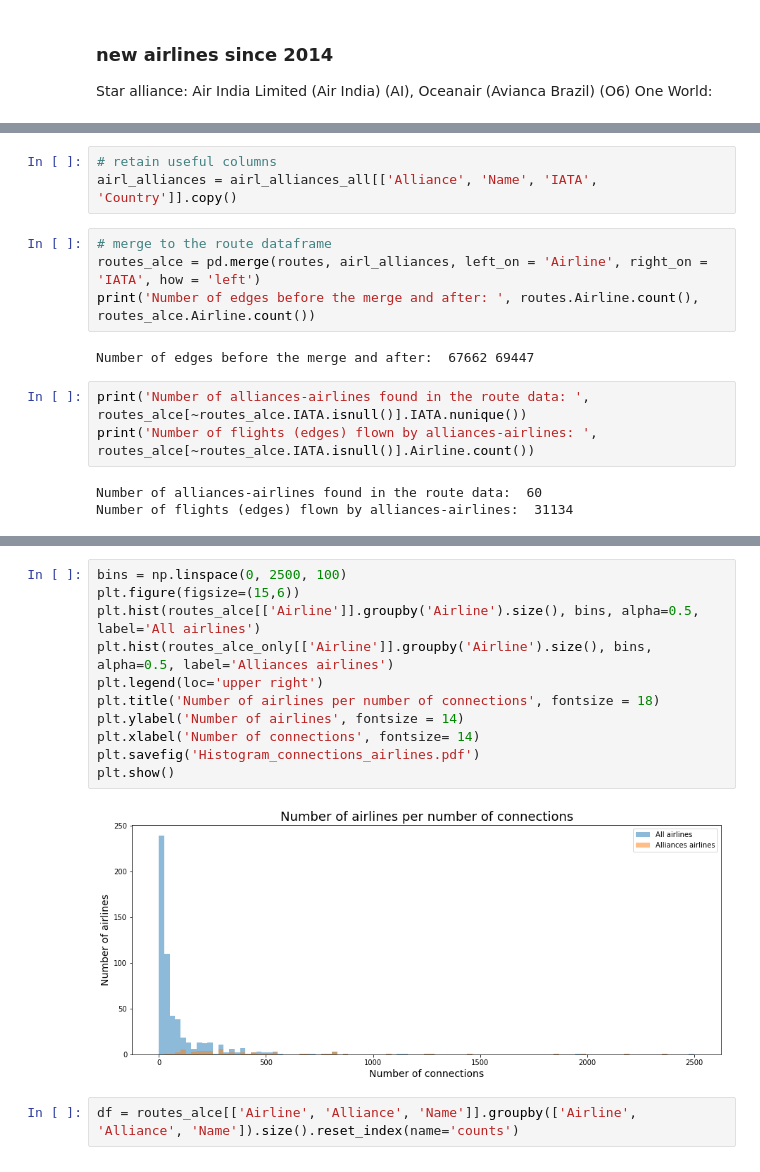
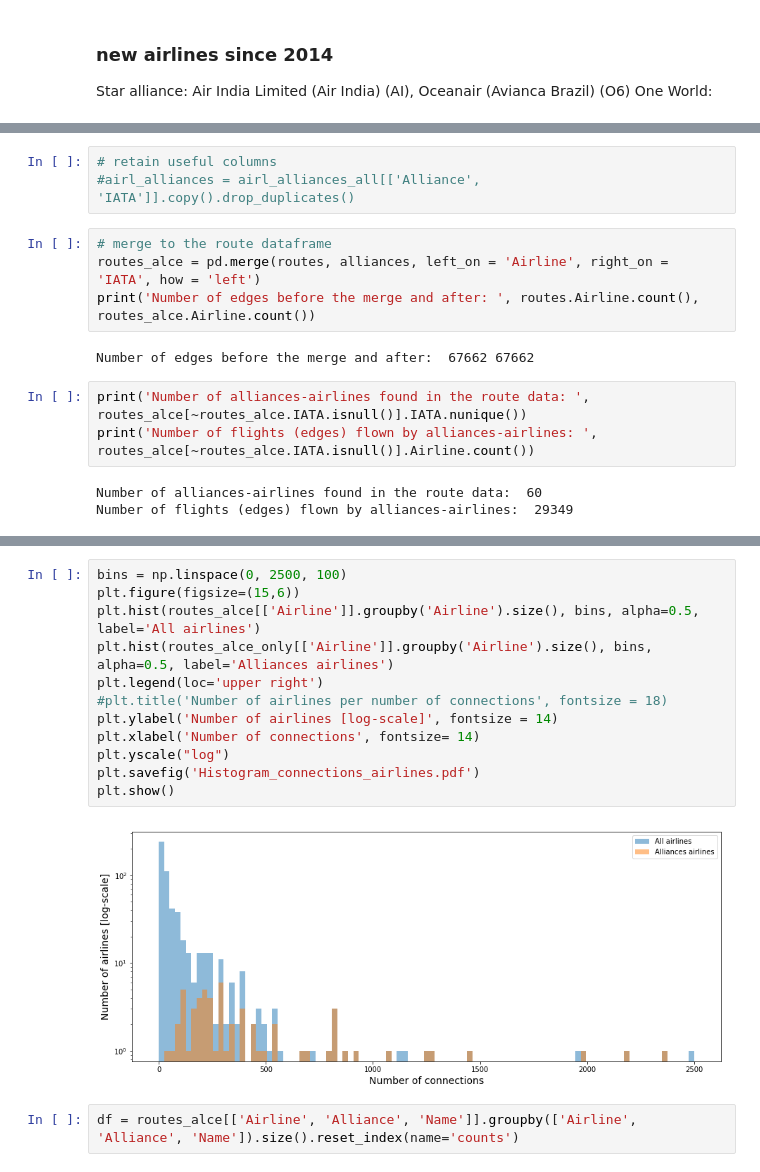
Before and after one commit to nicolasFontbonne/Project_ntds, a Jupyter notebook: main_marie.ipynb, the cells around one changed output, grey strips where cells are left out. Cells and saved outputs as stored; diff of their text form.

Commit message:
update airline histogram

```diff
--- a/main_marie.ipynb
+++ b/main_marie.ipynb
@@ -101,19 +101,19 @@ airl_alliances_all[airl_alliances_all['Alliance'] == 'Star Alliance'].head()
 | 4 | Star Alliance | NZ | Asia | 345 | Air New Zealand | \N | ANZ | NEW ZEALAND | New Zealand | Y |
 # %%
 # retain useful columns
-airl_alliances = airl_alliances_all[['Alliance', 'Name', 'IATA', 'Country']].copy()
+#airl_alliances = airl_alliances_all[['Alliance', 'IATA']].copy().drop_duplicates()
 # %%
 # merge to the route dataframe
-routes_alce = pd.merge(routes, airl_alliances, left_on = 'Airline', right_on = 'IATA', how = 'left')
+routes_alce = pd.merge(routes, alliances, left_on = 'Airline', right_on = 'IATA', how = 'left')
 print('Number of edges before the merge and after: ', routes.Airline.count(), routes_alce.Airline.count())
 # %% [output]
-Number of edges before the merge and after:  67662 69447
+Number of edges before the merge and after:  67662 67662
 # %%
 print('Number of alliances-airlines found in the route data: ', routes_alce[~routes_alce.IATA.isnull()].IATA.nunique())
 print('Number of flights (edges) flown by alliances-airlines: ', routes_alce[~routes_alce.IATA.isnull()].Airline.count())
 # %% [output]
 Number of alliances-airlines found in the route data:  60
-Number of flights (edges) flown by alliances-airlines:  31134
+Number of flights (edges) flown by alliances-airlines:  29349
 # %%
 # only alliances airlines
 routes_alce_only = routes_alce[~routes_alce.IATA.isnull()]
@@ -128,16 +128,17 @@ routes_alce_only.head()
 # %%
 bins = np.linspace(0, 2500, 100)
 plt.figure(figsize=(15,6))
 plt.hist(routes_alce[['Airline']].groupby('Airline').size(), bins, alpha=0.5, label='All airlines')
 plt.hist(routes_alce_only[['Airline']].groupby('Airline').size(), bins, alpha=0.5, label='Alliances airlines')
 plt.legend(loc='upper right')
-plt.title('Number of airlines per number of connections', fontsize = 18)
-plt.ylabel('Number of airlines', fontsize = 14)
+#plt.title('Number of airlines per number of connections', fontsize = 18)
+plt.ylabel('Number of airlines [log-scale]', fontsize = 14)
 plt.xlabel('Number of connections', fontsize= 14)
+plt.yscale("log")
 plt.savefig('Histogram_connections_airlines.pdf')
 plt.show()
 # %% [output]
-[figure, old version]
+[figure, new version]
 # %%
 df = routes_alce[['Airline', 'Alliance', 'Name']].groupby(['Airline', 'Alliance', 'Name']).size().reset_index(name='counts')
 # %%
```
Also changed, not shown: 3 other files.
